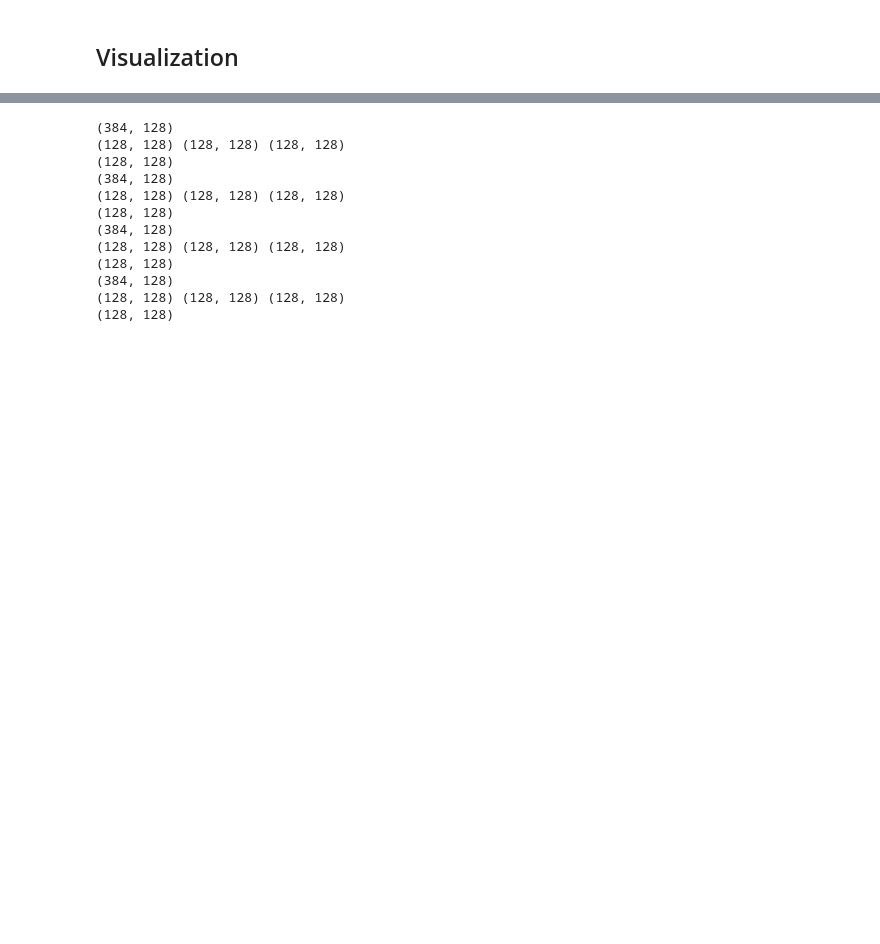
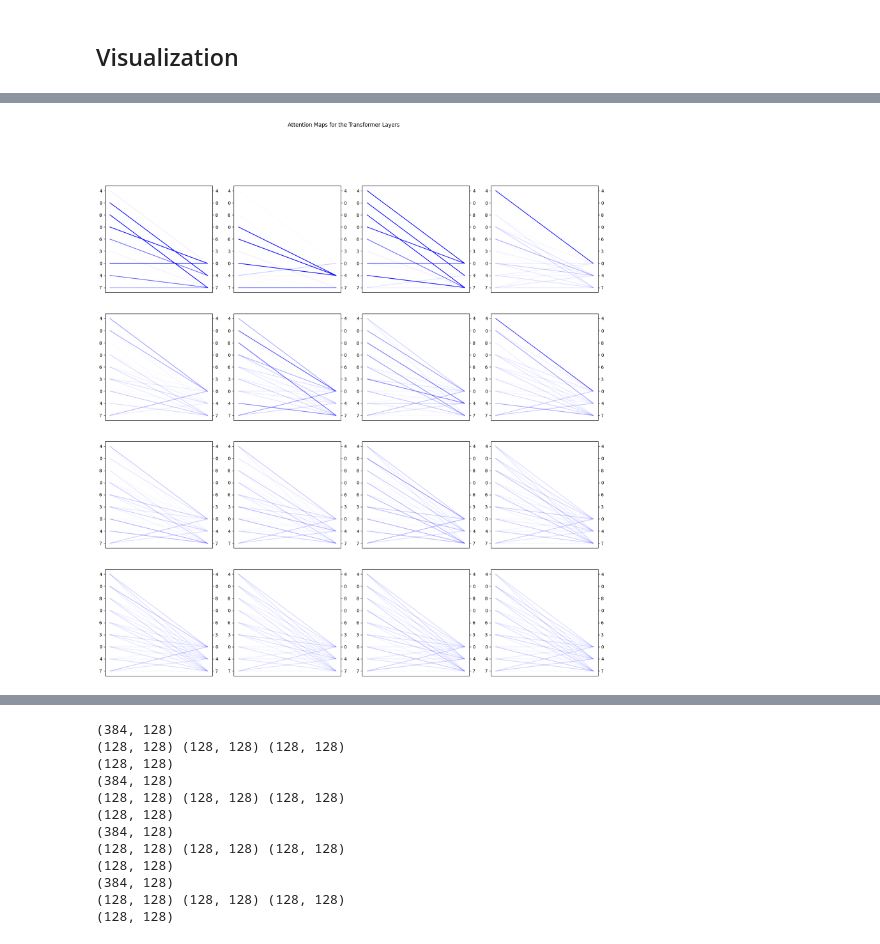
Before and after one commit to RafalLeja/MathGPT, a Jupyter notebook: src/Arithmetic/static_add.ipynb, the cells around one changed output, grey strips where cells are left out. Drawn from its saved outputs; the diff is of its cells as text; code cells hidden in the pictures; blank space fills up the shorter version.

```diff
--- a/src/Arithmetic/static_add.ipynb
+++ b/src/Arithmetic/static_add.ipynb
@@ -349,9 +431,13 @@ plt.show()
 # %%
 import torch
 import numpy as np
+import math
+import matplotlib.pyplot as plt
+import torch.nn.functional as F
 
 attentions = []
-device = torch.device("cpu")
+device = torch.device("cuda" if torch.cuda.is_available() else "cpu")
+model = model.to(device)
 
 # Define a random input tensor
 input_tensor = test_dataset[0][0].unsqueeze(0).to(device)
@@ -361,11 +447,16 @@ output_tensor = output_tensor[:, 1:]
 print(input_tensor)
 print(output_tensor)
 
+words = [str(i.item()) for i in input_tensor[0]][::-1]
+words_y = [str(i.item()) for i in output_tensor[0]][::-1]
+
+fig, axes = plt.subplots(LAYERS, HEADS, figsize=(20, 20))
+fig.suptitle("Attention Maps for the Transformer Layers")
+
 # Pass the input tensor through the embedding layers
 input_emb = model.transformer.wte(input_tensor) + model.transformer.wpe(torch.arange(input_tensor.size(1), device=device))
 
-words = [str(i.item()) for i in input_tensor[0]][::-1]
-words_y = [str(i.item()) for i in output_tensor[0]][::-1]
+l = 0
 # Pass through the transformer layers
 for layer in model.transformer.h:
     # Layer normalization
@@ -381,55 +472,31 @@ for layer in model.transformer.h:
     v = v.view(B, T, HEADS, C // HEADS).transpose(1, 2) # (B, nh, T, hs)
 
     attn_scores = (q @ k.transpose(-2, -1)) * (1.0 / np.sqrt(k.size(-1)))
-    attn_probs = torch.nn.functional.softmax(attn_scores, dim=-1)
-    print(attn_probs.size())
+    attn_probs = torch.Tensor(attn_scores)
+    # print(attn_probs.size())
 
-    # print(attn_probs[0, 0, 0].item())
     n = attn_probs.size(-1)
 
-    fig, ax = plt.subplots(figsize=(5, 4))
-    ax.set_xticks(range(n))
-    ax.set_yticks(range(n))
-    ax.set_xticklabels([])
-    ax.set_yticklabels(words)
-    ax2 = ax.twinx()
-    ax2.set_yticks(range(n))
-    ax2.set_yticklabels(words)
-    # Draw lines for attention weights
-    for i in range(n):
-        for j in range(n):
-            if attn_probs[0, i, j].item() > 0.5:  # Threshold for visibility
-                ax.plot([0, n-1], [i, j], 'b-', alpha=attn_probs[0, i, j].item())
+    for h in range(HEADS):
+        # print(attn_probs[0, h])
+        probs = F.softmax(attn_probs[0, h].detach(), dim=-1)
 
-    ax.set_title("Transformer Attention Visualization")
-    plt.show()
+        axes[l, h].set_xticks([])
+        axes[l, h].set_yticks(np.arange(n))
+        axes[l, h].set_yticklabels(words)
+        ax2 = axes[l, h].twinx()
+        ax2.set_yticks(np.arange(n))
+        ax2.set_yticks(np.arange(n))
+        ax2.set_yticklabels(words)
+        for i in range(n):
+            for j in range(3):
+                if probs[i, j].item() > 0:  # Threshold for visibility
+                    axes[l, h].plot([0, 1], [i, j], 'b-', alpha=probs[i, j].item())
+                    ax2.plot([0, 1], [i, j], 'b-', alpha=0)
 
-    attn_output = attn_probs @ v
-    attn_output = layer.attn.c_proj(attn_output)
+    l += 1
 
-    # Residual connection and dropout
-    input_emb = input_emb + layer.attn.resid_dropout(attn_output)
-
-    # Layer normalization
-    normed_input = layer.ln_2(input_emb)
-
-    # Feed-forward network
-    ff_output = layer.mlp.c_fc(normed_input)
-    ff_output = layer.mlp.act(ff_output)
-    ff_output = layer.mlp.c_proj(ff_output)
-
-    # Residual connection and dropout
-    input_emb = input_emb + layer.mlp.dropout(ff_output)
-
-# Final layer normalization
-output_emb = model.transformer.ln_f(input_emb)
-
-# Linear layer to get logits
-logits = model.lm_head(output_emb)
-
-# Get the predicted token
-predicted_token = torch.argmax(logits, dim=-1)
-
+plt.show()
 print("Input Tensor:", input_tensor)
-print("Predicted Token:", predicted_token)
+print("Predicted Token:", output_tensor)
 # %% [output]
@@ -438,0 +505 @@ torch.Size([1, 4, 9, 9])
+[figure, new version]
```
Also changed, not shown: parts of 6 cells of this notebook.
